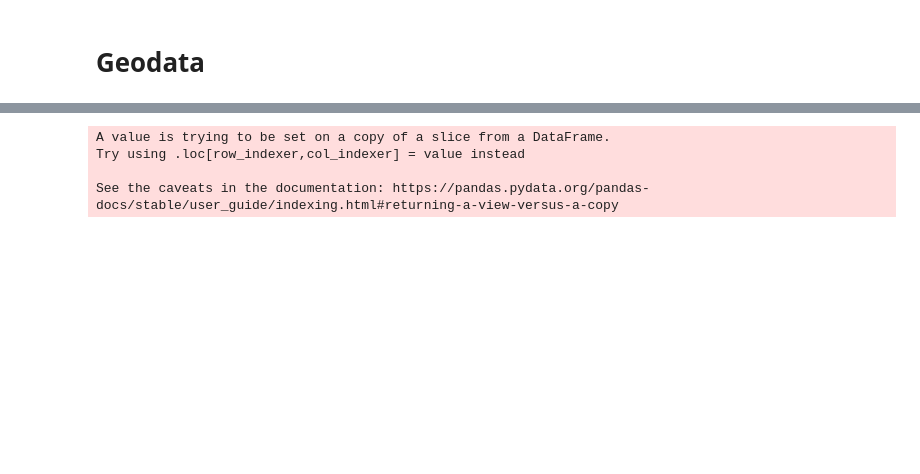
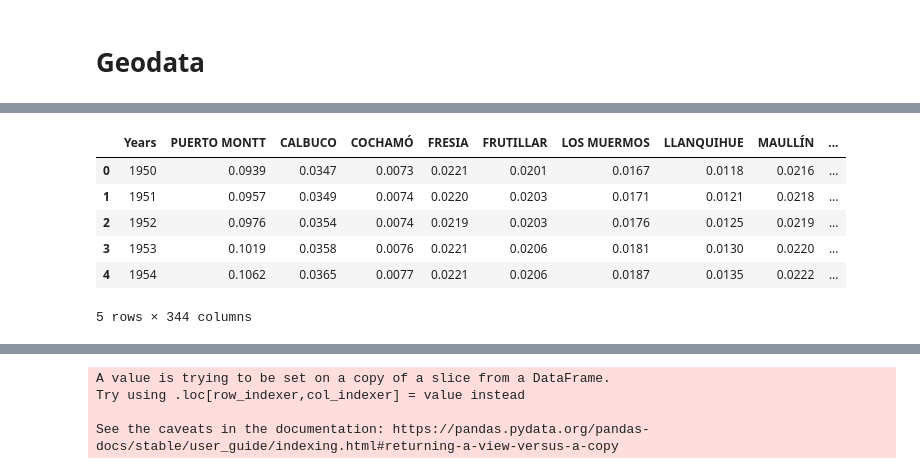
Before and after one commit to MariOrki/tesis, a Jupyter notebook: BBDD_CR2.ipynb, the cells around one changed output, grey strips where cells are left out. Drawn from its saved outputs; the diff is of its cells as text; code cells hidden in the pictures; blank space fills up the shorter version.

```diff
--- a/BBDD_CR2.ipynb
+++ b/BBDD_CR2.ipynb
@@ -248,0 +566,10 @@ NLU_communes_plot = NLU_communes.rename(columns=cod_com_nom_com)
+# %%
+NLU_DW_communes_plot.head()
+# %% [output]
+|  | Years | PUERTO MONTT | CALBUCO | COCHAMÓ | FRESIA | FRUTILLAR | LOS MUERMOS | LLANQUIHUE | MAULLÍN | ... |
+| 0 | 1950 | 0.0939 | 0.0347 | 0.0073 | 0.0221 | 0.0201 | 0.0167 | 0.0118 | 0.0216 | ... |
+| 1 | 1951 | 0.0957 | 0.0349 | 0.0074 | 0.0220 | 0.0203 | 0.0171 | 0.0121 | 0.0218 | ... |
+| 2 | 1952 | 0.0976 | 0.0354 | 0.0074 | 0.0219 | 0.0203 | 0.0176 | 0.0125 | 0.0219 | ... |
+| 3 | 1953 | 0.1019 | 0.0358 | 0.0076 | 0.0221 | 0.0206 | 0.0181 | 0.0130 | 0.0220 | ... |
+| 4 | 1954 | 0.1062 | 0.0365 | 0.0077 | 0.0221 | 0.0206 | 0.0187 | 0.0135 | 0.0222 | ... |
+5 rows × 344 columns
```
Also changed, not shown: parts of 65 cells of this notebook, 1 other file.
